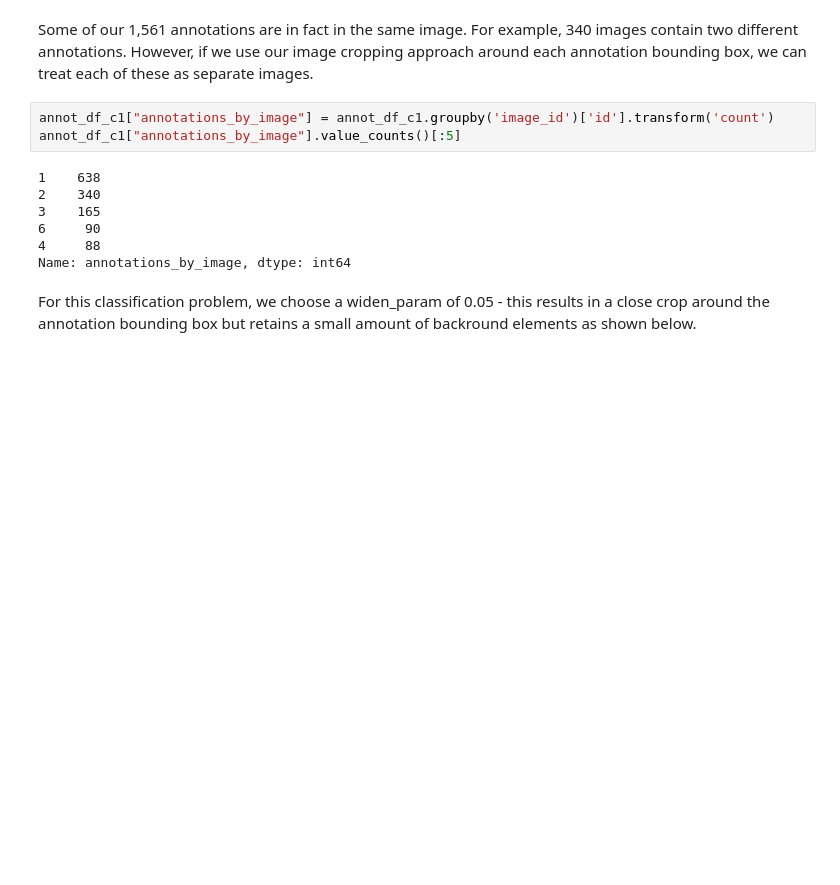
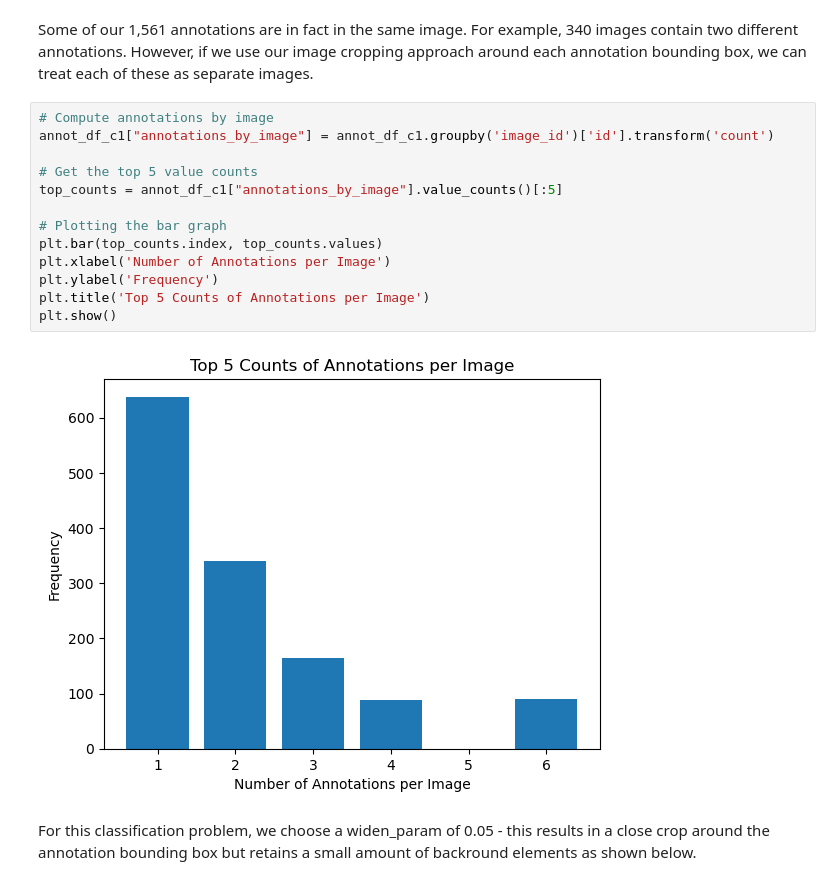
Before and after one commit to sg-peytrignet/taco-image-analysis, a Jupyter notebook: notebooks/03_image_processing_for_ML_models.ipynb, the cells around one changed output. Saved outputs shown, nothing was run; the diff lists cells and outputs as text; blank space fills up the shorter version.

```diff
--- a/notebooks/03_image_processing_for_ML_models.ipynb
+++ b/notebooks/03_image_processing_for_ML_models.ipynb
@@ -135,16 +160,21 @@ annot_df_c1.shape
 annot_df_c1 = annot_df_c1[["id","image_id","category_id","c1_numlabel","c1_label"]].copy()
 # %% [markdown]
 Some of our 1,561 annotations are in fact in the same image. For example, 340 images contain two different annotations. However, if we use our image cropping approach around each annotation bounding box, we can treat each of these as separate images.
-# %%
-annot_df_c1["annotations_by_image"] = annot_df_c1.groupby('image_id')['id'].transform('count')
-annot_df_c1["annotations_by_image"].value_counts()[:5]
-# %% [output]
-1    638
-2    340
-3    165
-6     90
-4     88
-Name: annotations_by_image, dtype: int64
+# %%
+# Compute annotations by image
+annot_df_c1["annotations_by_image"] = annot_df_c1.groupby('image_id')['id'].transform('count')
+
+# Get the top 5 value counts
+top_counts = annot_df_c1["annotations_by_image"].value_counts()[:5]
+
+# Plotting the bar graph
+plt.bar(top_counts.index, top_counts.values)
+plt.xlabel('Number of Annotations per Image')
+plt.ylabel('Frequency')
+plt.title('Top 5 Counts of Annotations per Image')
+plt.show()
+# %% [output]
+[figure, added]
 # %% [markdown]
 For this classification problem, we choose a widen_param of 0.05 - this results in a close crop around the annotation bounding box but retains a small amount of backround elements as shown below.
 # %%
```
Also changed, not shown: parts of 21 cells of this notebook, 5 other files.
